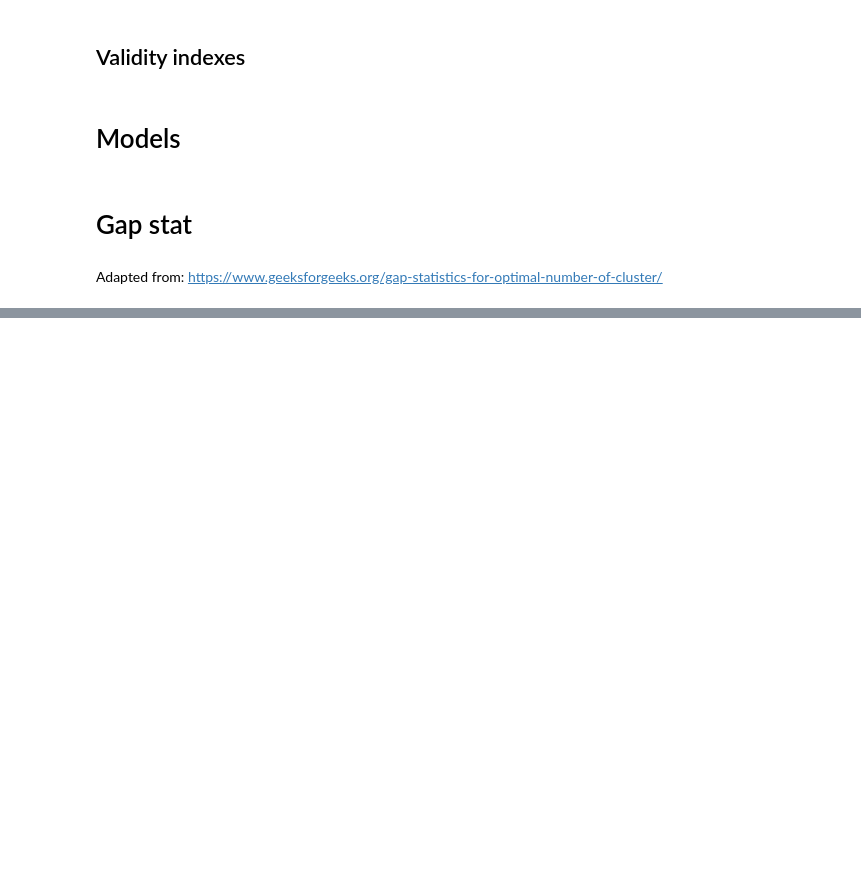
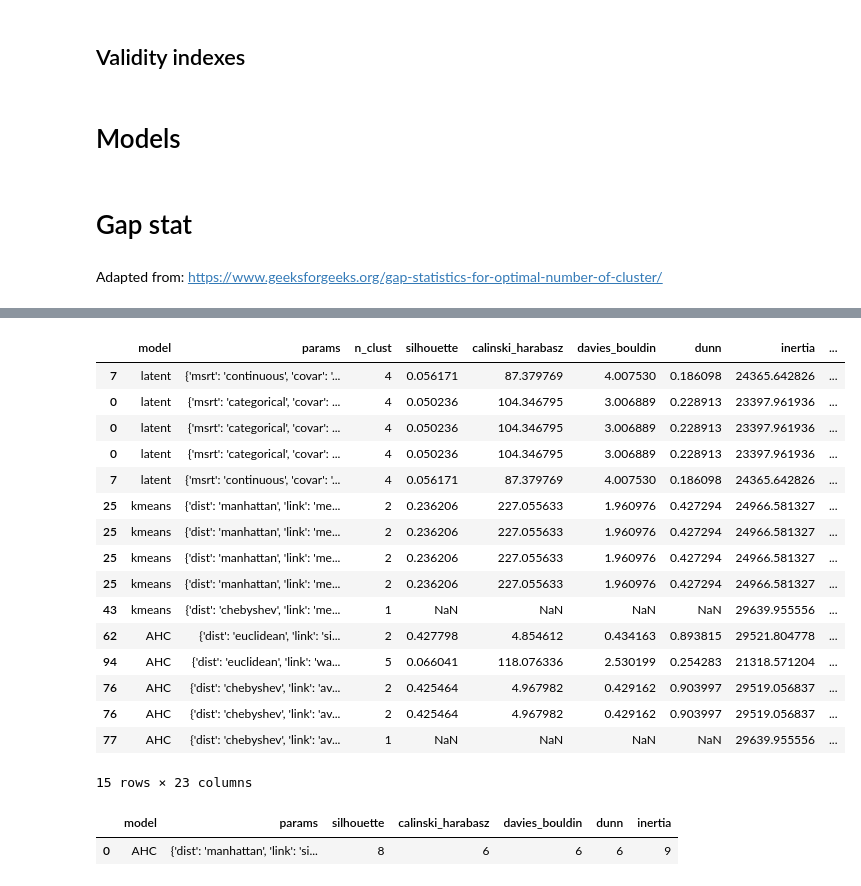
Before and after one commit to florianezanella/projet-SDS, a Jupyter notebook: gap_stat.ipynb, the cells around one changed output, grey strips where cells are left out. Cells and saved outputs as stored; diff of their text form; code cells hidden in the pictures; blank space fills up the shorter version.

```diff
--- a/gap_stat.ipynb
+++ b/gap_stat.ipynb
@@ -68,7 +68,7 @@ controls = data2004_i[[
 # %% [markdown]
 ## Parameters
 # %%
-max_clust = 5
+max_clust = 12
 max_threads = 8
 
 CVI = ['silhouette', 'calinski_harabasz', 'davies_bouldin', 'dunn', 'inertia']
@@ -644,26 +606,0 @@ candidate_models['n_clust'] = candidate_models['n_clust'].astype('int64')
-# %%
-# Find best n
-# no need to parallelize as the operations are quite simple
-for model in models:
-    for config in params[model]:
-        for index in CVI:
-            best_n = get_best_gap(model, params, index)
-
-            row_id = ((candidate_models['model'] == model) &
-                      (candidate_models['params'] == params) &
-                      (candidate_models['n_clust'] == best_n))
-
-            # Check if the corresponding row exists in the df
-            if candidate_models[row_id].empty:
-                new_row = {
-                    'model': model,
-                    'params': params,
-                    'n_clust': best_n,
-                    f'{index}_gap': 1
-                }
-                new_row = pd.DataFrame([new_row])
-                candidate_models = pd.concat([candidate_models, new_row], ignore_index=True)
-
-            # Otherwise, update the existing row
-            else:
-                candidate_models.loc[row_id, f'{index}_gap'] = 1
@@ -739,0 +666,50 @@ def compute_gap_statistic(data, n_min, n_max, iters, model, params):
+# %%
+best_models = pd.DataFrame()
+
+for model in models:
+    df = candidate_models[candidate_models['model'] == model]
+
+    best_silhouette = df.sort_values('silhouette', ascending=False).iloc[0]
+    best_ch = df.sort_values('calinski_harabasz', ascending=False).iloc[0]
+    best_db = df.sort_values('davies_bouldin', ascending=True).iloc[0]
+    best_dunn = df.sort_values('dunn', ascending=False).iloc[0]
+    best_inertia = df.sort_values('inertia', ascending=False).iloc[0]
+
+    selected_models = pd.DataFrame([best_silhouette, best_ch, best_db, best_dunn, best_inertia])
+    best_models = pd.concat([best_models, selected_models])
+# %%
+best_models
+# %% [output]
+|  | model | params | n_clust | silhouette | calinski_harabasz | davies_bouldin | dunn | inertia | ... |
+| 7 | latent | {'msrt': 'continuous', 'covar': '... | 4 | 0.056171 | 87.379769 | 4.007530 | 0.186098 | 24365.642826 | ... |
+| 0 | latent | {'msrt': 'categorical', 'covar': ... | 4 | 0.050236 | 104.346795 | 3.006889 | 0.228913 | 23397.961936 | ... |
+| 0 | latent | {'msrt': 'categorical', 'covar': ... | 4 | 0.050236 | 104.346795 | 3.006889 | 0.228913 | 23397.961936 | ... |
+| 0 | latent | {'msrt': 'categorical', 'covar': ... | 4 | 0.050236 | 104.346795 | 3.006889 | 0.228913 | 23397.961936 | ... |
+| 7 | latent | {'msrt': 'continuous', 'covar': '... | 4 | 0.056171 | 87.379769 | 4.007530 | 0.186098 | 24365.642826 | ... |
+| 25 | kmeans | {'dist': 'manhattan', 'link': 'me... | 2 | 0.236206 | 227.055633 | 1.960976 | 0.427294 | 24966.581327 | ... |
+| 25 | kmeans | {'dist': 'manhattan', 'link': 'me... | 2 | 0.236206 | 227.055633 | 1.960976 | 0.427294 | 24966.581327 | ... |
+| 25 | kmeans | {'dist': 'manhattan', 'link': 'me... | 2 | 0.236206 | 227.055633 | 1.960976 | 0.427294 | 24966.581327 | ... |
+| 25 | kmeans | {'dist': 'manhattan', 'link': 'me... | 2 | 0.236206 | 227.055633 | 1.960976 | 0.427294 | 24966.581327 | ... |
+| 43 | kmeans | {'dist': 'chebyshev', 'link': 'me... | 1 | NaN | NaN | NaN | NaN | 29639.955556 | ... |
+| 62 | AHC | {'dist': 'euclidean', 'link': 'si... | 2 | 0.427798 | 4.854612 | 0.434163 | 0.893815 | 29521.804778 | ... |
+| 94 | AHC | {'dist': 'euclidean', 'link': 'wa... | 5 | 0.066041 | 118.076336 | 2.530199 | 0.254283 | 21318.571204 | ... |
+| 76 | AHC | {'dist': 'chebyshev', 'link': 'av... | 2 | 0.425464 | 4.967982 | 0.429162 | 0.903997 | 29519.056837 | ... |
+| 76 | AHC | {'dist': 'chebyshev', 'link': 'av... | 2 | 0.425464 | 4.967982 | 0.429162 | 0.903997 | 29519.056837 | ... |
+| 77 | AHC | {'dist': 'chebyshev', 'link': 'av... | 1 | NaN | NaN | NaN | NaN | 29639.955556 | ... |
+15 rows × 23 columns
+# %%
+model = 'AHC'
+params = {'dist': 'manhattan', 'link': 'single'}
+
+best_gap = pd.DataFrame()
+new_row = pd.DataFrame([{'model': model, 'params': params}])
+best_gap = pd.concat([best_gap, new_row], ignore_index=True)
+
+for index in CVI:
+    best_n = get_best_gap(model, params, index)
+    best_gap[index] = best_n
+
+best_gap
+# %% [output]
+|  | model | params | silhouette | calinski_harabasz | davies_bouldin | dunn | inertia |
+| 0 | AHC | {'dist': 'manhattan', 'link': 'si... | 8 | 6 | 6 | 6 | 9 |
```
Also changed, not shown: parts of 20 cells of this notebook.
